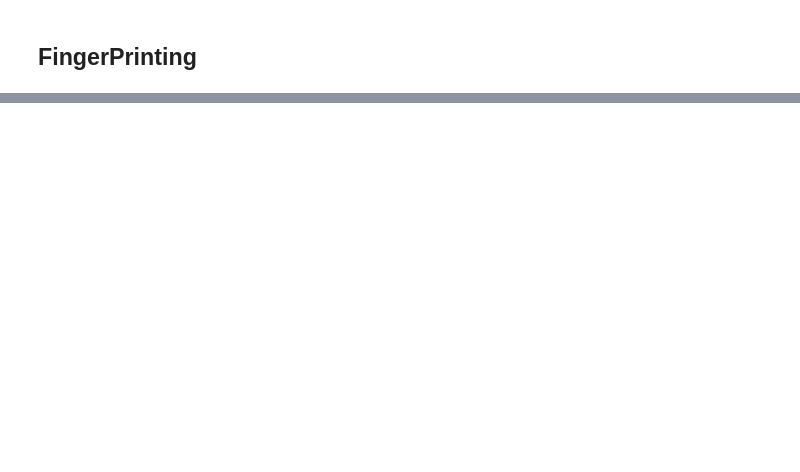
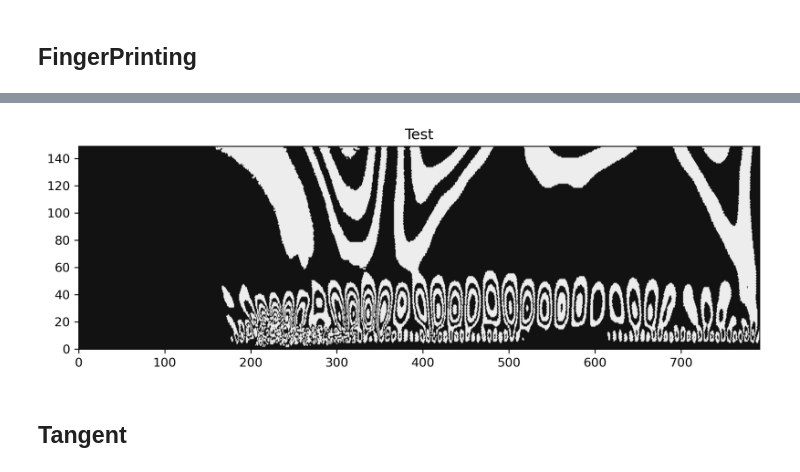
Before and after one commit to danchendrickson/3D_EFIT, a Jupyter notebook: MakeFingerPrintsFromPickles.ipynb, the cells around one changed output, grey strips where cells are left out. Cells and saved outputs as stored; diff of their text form; code cells hidden in the pictures; blank space fills up the shorter version.

```diff
--- a/MakeFingerPrintsFromPickles.ipynb
+++ b/MakeFingerPrintsFromPickles.ipynb
@@ -301,3 +220,13 @@ TP2 = getThumbprint2(Data[27,20,:], wvt='db2', ns=1000, scalespace = 1, numslice
 # %%
-TPD = getThumbprint2(Data[20,20,:]-Data[27,20,:], wvt='db2', ns=1000, scalespace = 1, numslices=5, slicethickness=0.12,
-                  valleysorpeaks='both', normconstant=1, plot=True)
+TPD = cf.getThumbprint2(cf.Smoothing(Data[19,20,100:]-Data[27,20,100:],3), wvt=Wvlt, ns=NumScales,
+                        scalespace = 1, numslices=10, slicethickness=0.12,
+                        valleysorpeaks='both', normconstant=1, plot=True)
+fig = plt.figure(figsize=(10,3), dpi=300)
+
+plt.contourf(TP1.T, cmap='gist_gray')
+plt.title('Test')
+plt.show()
+# %% [output]
+[figure, added]
+# %% [markdown]
+## Tangent
```
Also changed, not shown: parts of 20 cells of this notebook, 4 other files.
